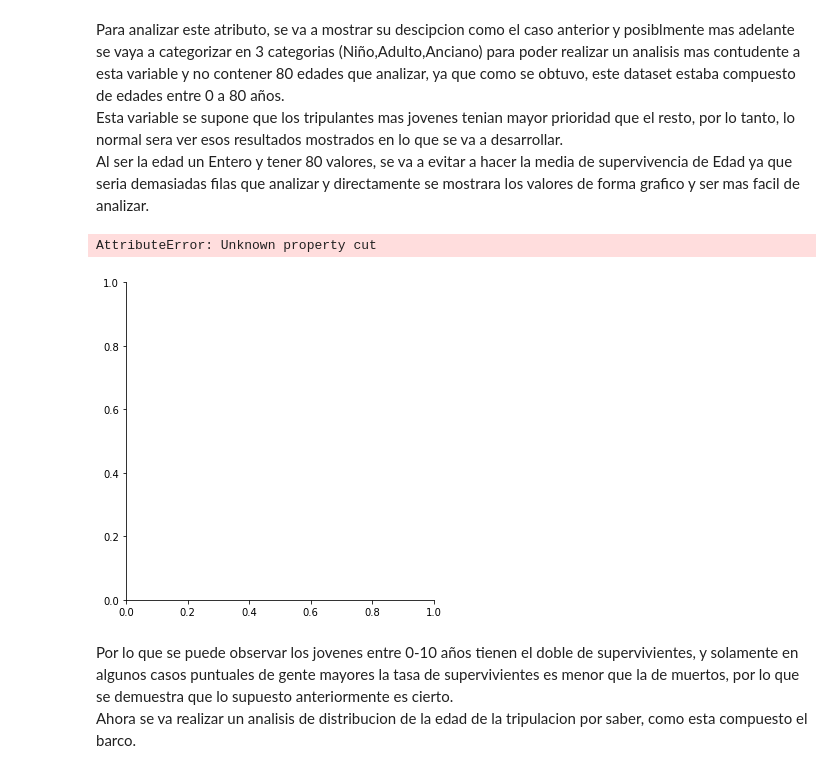
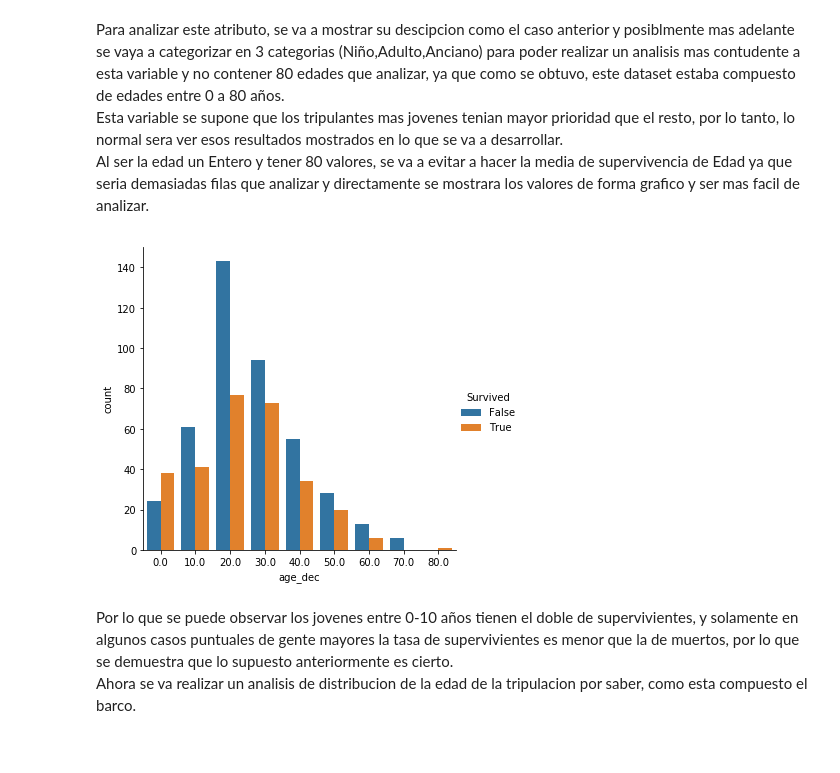
Before and after one commit to brudini/Titanic-Kaggle, a Jupyter notebook: titanic.ipynb, the cells around one changed output. Saved outputs shown, nothing was run; the diff lists cells and outputs as text; code cells hidden in the pictures.

```diff
--- a/titanic.ipynb
+++ b/titanic.ipynb
@@ -238,10 +238,10 @@ Para analizar este atributo, se va a mostrar su descipcion como el caso anterior
 Esta variable se supone que los tripulantes mas jovenes tenian mayor prioridad que el resto, por lo tanto, lo normal sera ver esos resultados mostrados en lo que se va a desarrollar.
 Al ser la edad un Entero y tener 80 valores, se va a evitar a hacer la media de supervivencia de Edad ya que seria demasiadas filas que analizar y directamente se mostrara los valores de forma grafico y ser mas facil de analizar.
 # %%
-g = sns.catplot('Age', hue="Survived",data=train_df, kind='count',cut=1)
+train_df['age_dec'] = train_df['Age'].map(lambda age: 10 * (age // 10))
+g = sns.catplot('age_dec',hue="Survived",data=train_df, kind='count')
 # %% [output]
-AttributeError: Unknown property cut
-[figure, old version]
+[figure, new version]
 # %% [markdown]
 Por lo que se puede observar los jovenes entre 0-10 años tienen el doble de supervivientes, y solamente en algunos casos puntuales de gente mayores la tasa de supervivientes es menor que la de muertos, por lo que se demuestra que lo supuesto anteriormente es cierto.
 Ahora se va realizar un analisis de distribucion de la edad de la tripulacion por saber, como esta compuesto el barco.
```
Also changed, not shown: parts of 6 cells of this notebook.
